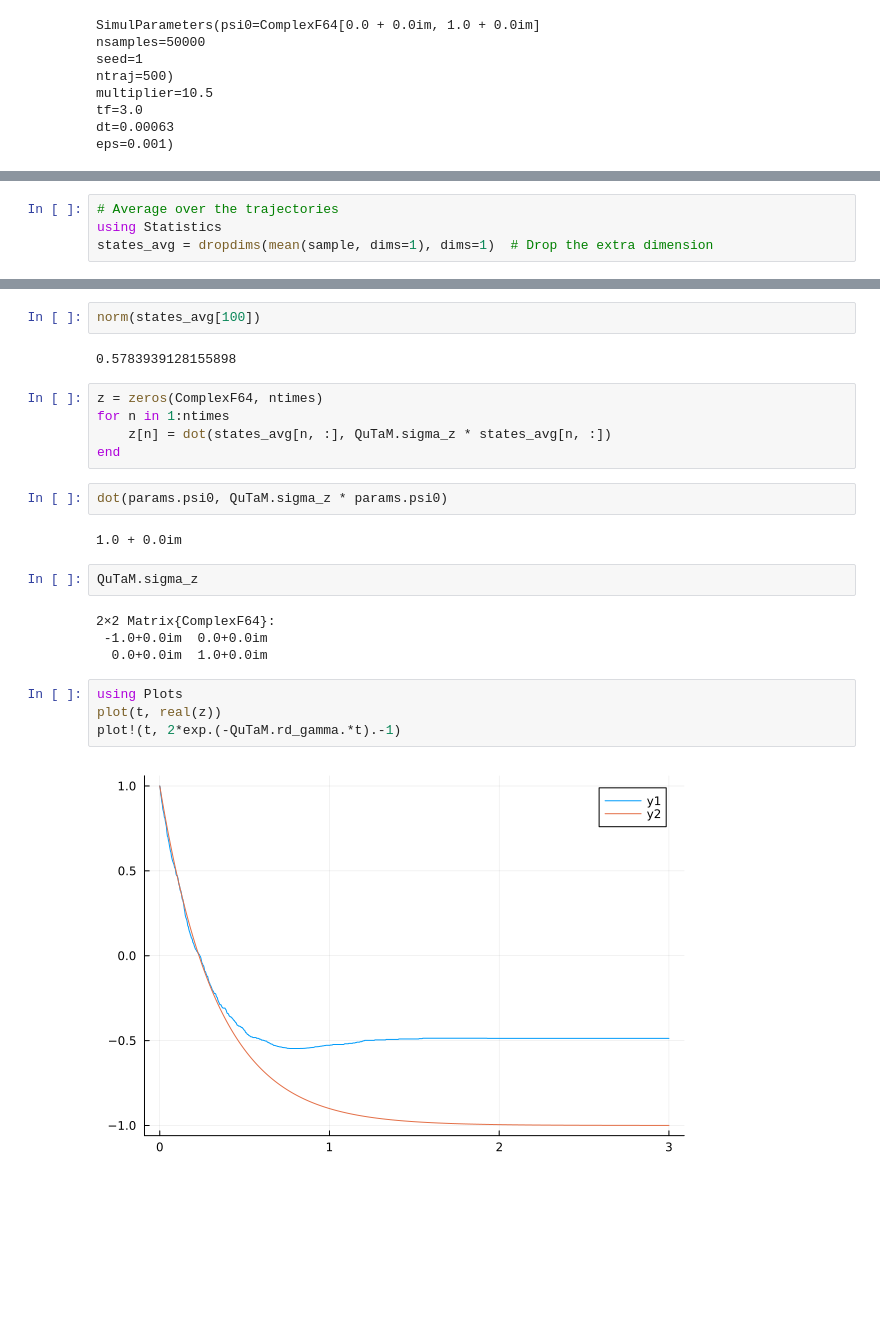
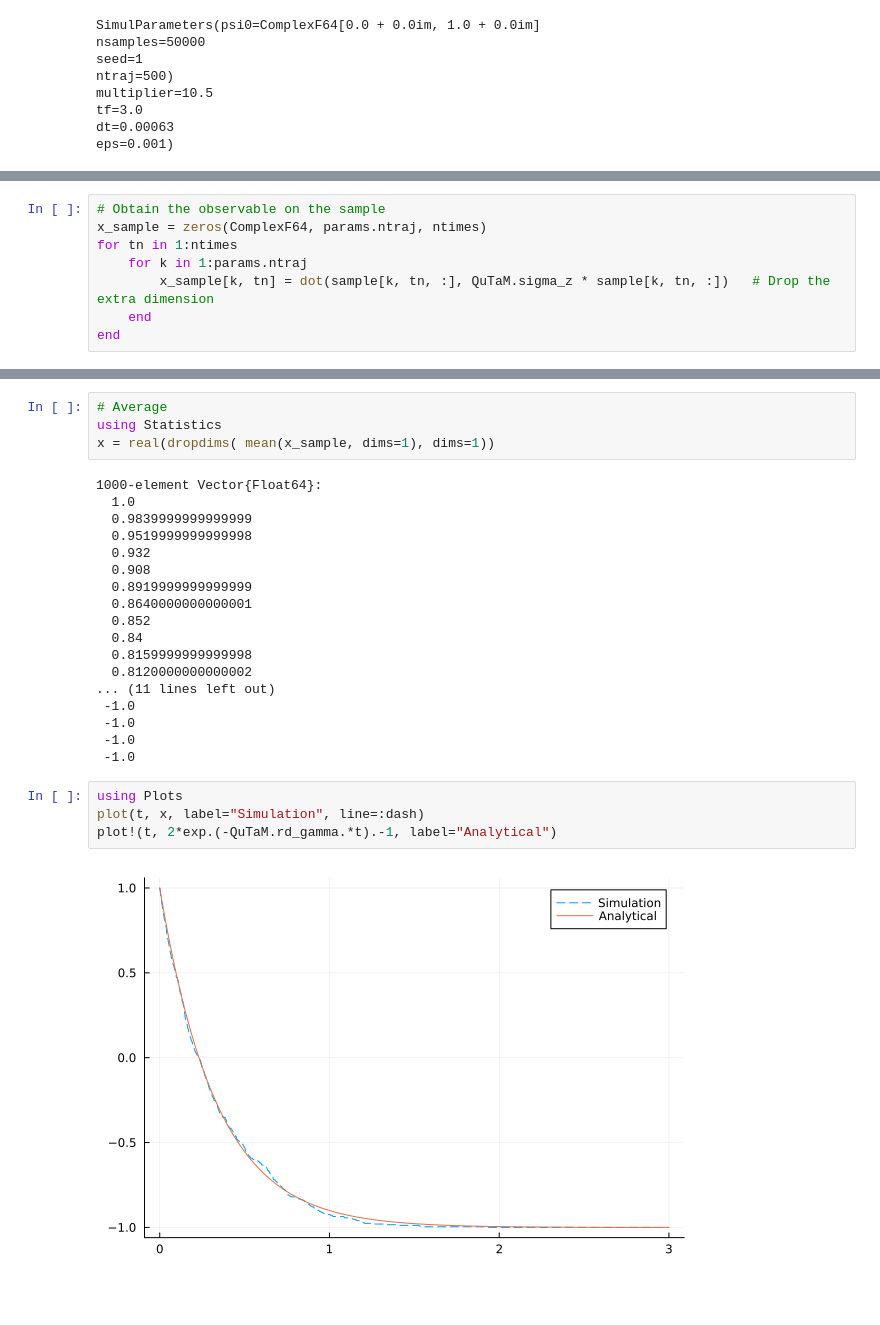
Before and after one commit to Ste1nb0cK/QuTaM.jl, a Jupyter notebook: Gillipsie.ipynb, the cells around one changed output, grey strips where cells are left out. Cells and saved outputs as stored; diff of their text form; blank space fills up the shorter version.

```diff
--- a/Gillipsie.ipynb
+++ b/Gillipsie.ipynb
@@ -50,4 +45,8 @@ LoadError: BoundsError: attempt to access 500-element Vector{Vector{Main.QuTaM.D
 # %%
-# Average over the trajectories
-using Statistics
-states_avg = dropdims(mean(sample, dims=1), dims=1)  # Drop the extra dimension
+# Obtain the observable on the sample
+x_sample = zeros(ComplexF64, params.ntraj, ntimes)
+for tn in 1:ntimes
+    for k in 1:params.ntraj
+        x_sample[k, tn] = dot(sample[k, tn, :], QuTaM.sigma_z * sample[k, tn, :])   # Drop the extra dimension
+    end
+end
@@ -72,27 +53,30 @@ states_avg = dropdims(mean(sample, dims=1), dims=1)  # Drop the extra dimension
-# %%
-norm(states_avg[100])
-# %% [output]
-0.5783939128155898
 # %%
-z = zeros(ComplexF64, ntimes)
-for n in 1:ntimes
-    z[n] = dot(states_avg[n, :], QuTaM.sigma_z * states_avg[n, :])
-end
+# Average
+using Statistics
+x = real(dropdims( mean(x_sample, dims=1), dims=1))
+# %% [output]
+1000-element Vector{Float64}:
+  1.0
+  0.9839999999999999
+  0.9519999999999998
+  0.932
+  0.908
+  0.8919999999999999
+  0.8640000000000001
+  0.852
+  0.84
+  0.8159999999999998
+  0.8120000000000002
+... (11 lines left out)
+ -1.0
+ -1.0
+ -1.0
+ -1.0
-# %%
-dot(params.psi0, QuTaM.sigma_z * params.psi0)
-# %% [output]
-1.0 + 0.0im
-# %%
-QuTaM.sigma_z
-# %% [output]
-2×2 Matrix{ComplexF64}:
- -1.0+0.0im  0.0+0.0im
-  0.0+0.0im  1.0+0.0im
 # %%
 using Plots
-plot(t, real(z))
-plot!(t, 2*exp.(-QuTaM.rd_gamma.*t).-1)
+plot(t, x, label="Simulation", line=:dash)
+plot!(t, 2*exp.(-QuTaM.rd_gamma.*t).-1, label="Analytical")
 # %% [output]
-[figure, old version]
+[figure, new version]
 # %% [markdown]
 #
```
Also changed, not shown: parts of 5 cells of this notebook, 1 other file.
